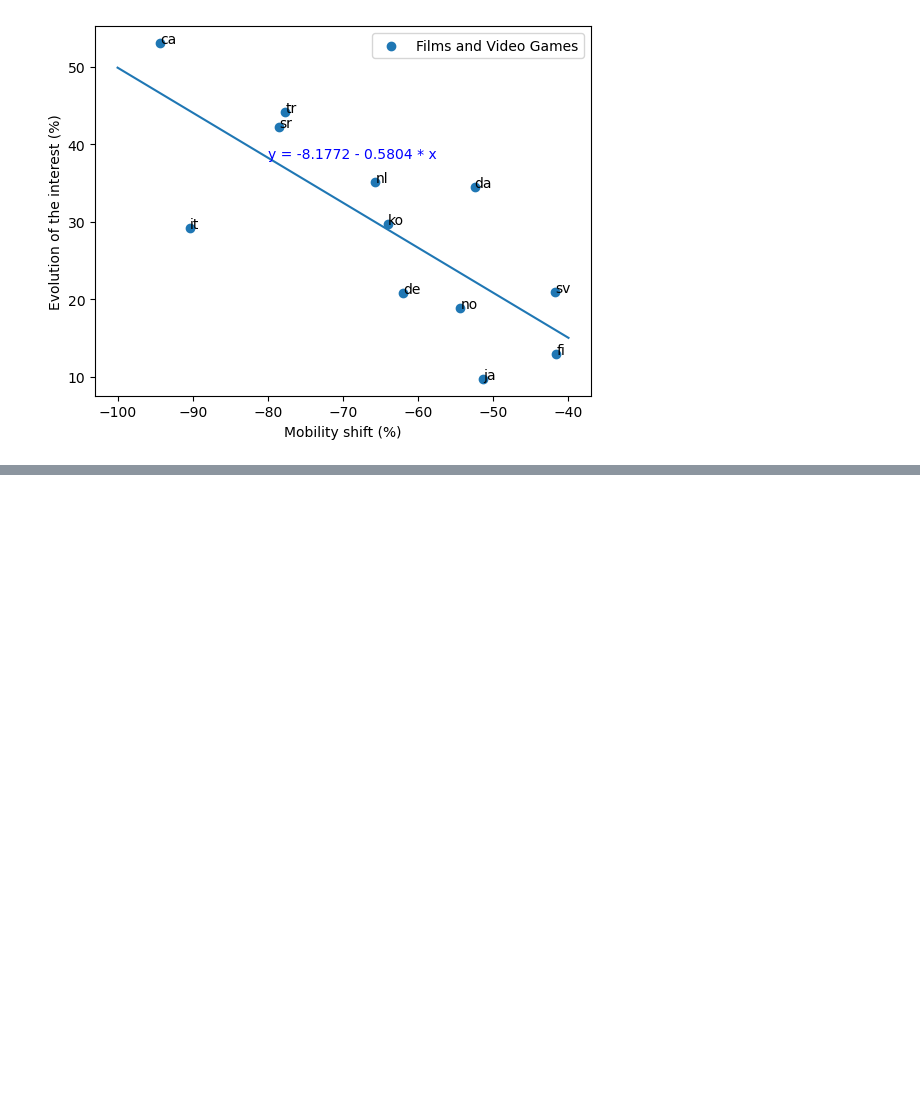
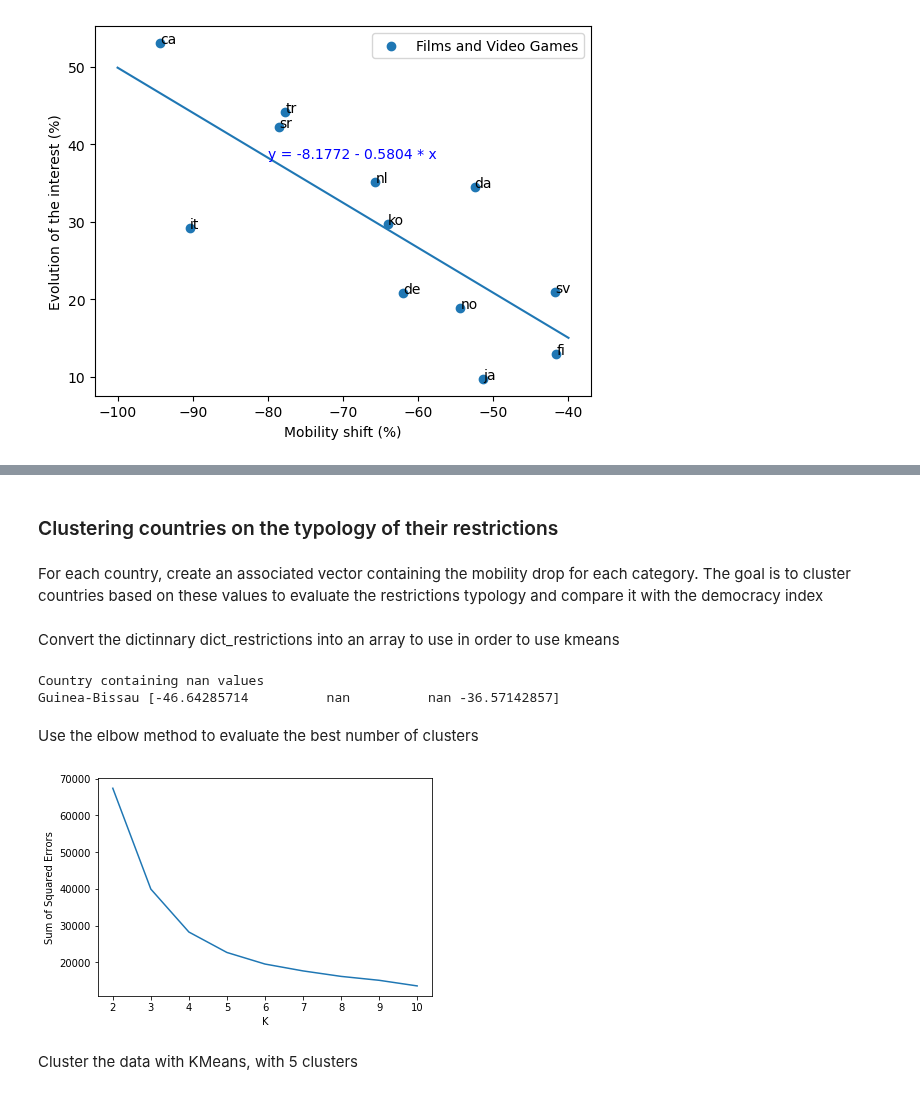
Before and after one commit to epfl-ada/ada-2022-project-datamineurs, a Jupyter notebook: ADA_coronawiki_project.ipynb, the cells around one changed output, grey strips where cells are left out. Drawn from its saved outputs; the diff is of its cells as text; code cells hidden in the pictures; blank space fills up the shorter version.

```diff
--- a/ADA_coronawiki_project.ipynb
+++ b/ADA_coronawiki_project.ipynb
@@ -930,0 +984,4 @@ Notes:
+# %% [markdown]
+### Clustering countries on the typology of their restrictions
+# %% [markdown]
+For each country, create an associated vector containing the mobility drop for each category. The goal is to cluster countries based on these values to evaluate the restrictions typology and compare it with the democracy index
@@ -930,0 +1018,50 @@ Notes:
+# %% [markdown]
+Convert the dictinnary dict_restrictions into an array to use in order to use kmeans
+# %%
+#Import the corresponding modules
+from sklearn.cluster import KMeans
+
+#Convert the dictionnary into an array to use it with kmeans
+restrictions_array = np.empty((0, len(categories)))
+countries = []
+
+#Iterate over all countries
+for country in (dict_restrictions.keys()) :
+    country_restrictions = np.array(dict_restrictions[country])
+
+    #Check if the row of the corresponding country contains nan values
+    if np.isnan(country_restrictions).any() :
+        print ('Country containing nan values')
+        print (country)
+
+    #If no nan values add it to the array
+    else :
+        countries.append(country)
+        restrictions_array = A = np.vstack([restrictions_array, country_restrictions])
+# %% [output]
+Country containing nan values
+Guinea-Bissau [-46.64285714          nan          nan -36.57142857]
+# %% [markdown]
+Use the elbow method to evaluate the best number of clusters
+# %%
+#Define a function which plots the sse
+
+def plot_sse(features_X, start=2, end=11):
+    sse = []
+    for k in range(start, end):
+        # Assign the labels to the clusters
+        kmeans = KMeans(n_clusters=k, random_state=10).fit(features_X)
+        sse.append({"k": k, "sse": kmeans.inertia_})
+
+    sse = pd.DataFrame(sse)
+    # Plot the data
+    plt.plot(sse.k, sse.sse)
+    plt.xlabel("K")
+    plt.ylabel("Sum of Squared Errors")
+
+#Apply it to our data
+plot_sse(restrictions_array)
+# %% [output]
+[figure, added]
+# %% [markdown]
+Cluster the data with KMeans, with 5 clusters
```
Also changed, not shown: parts of 32 cells of this notebook.
